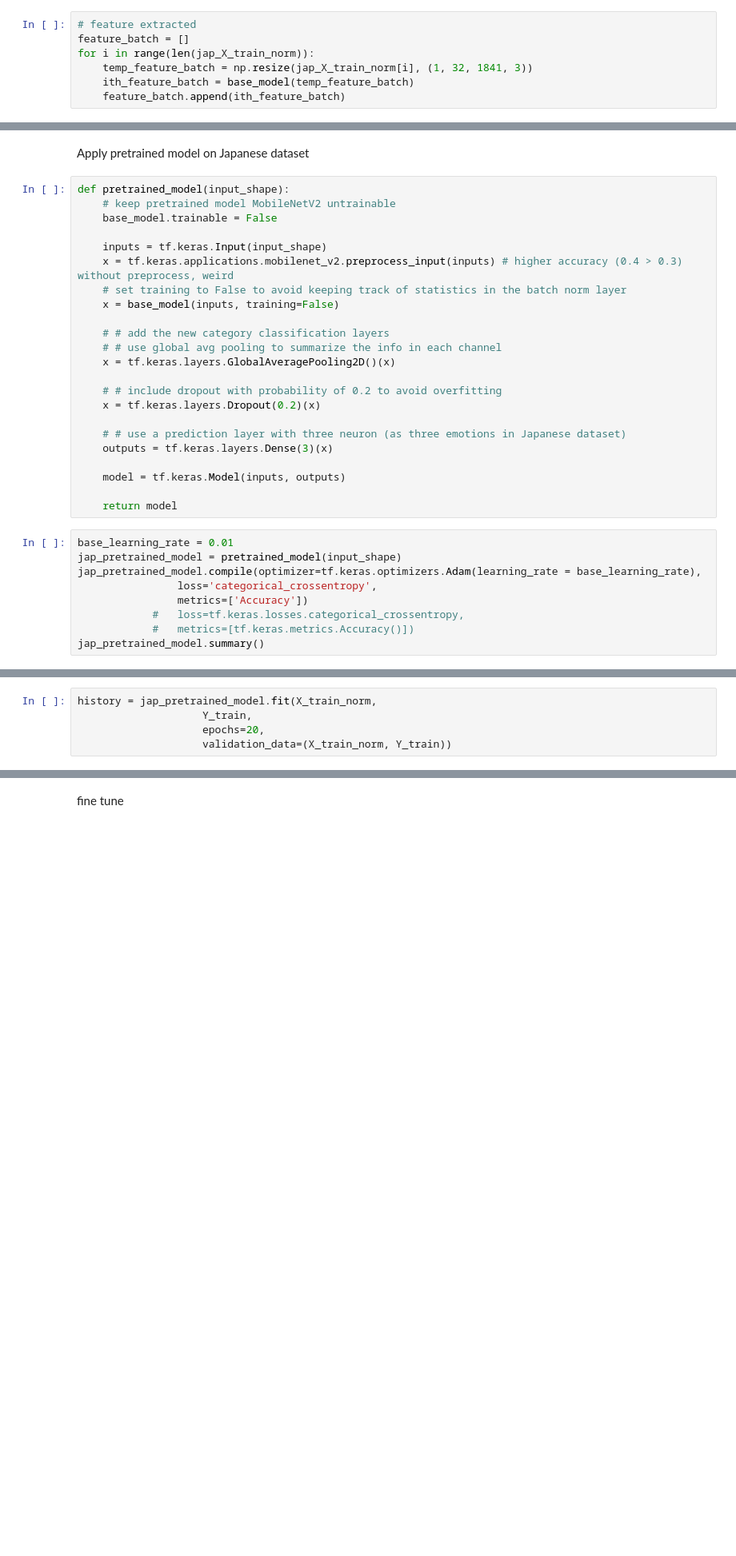
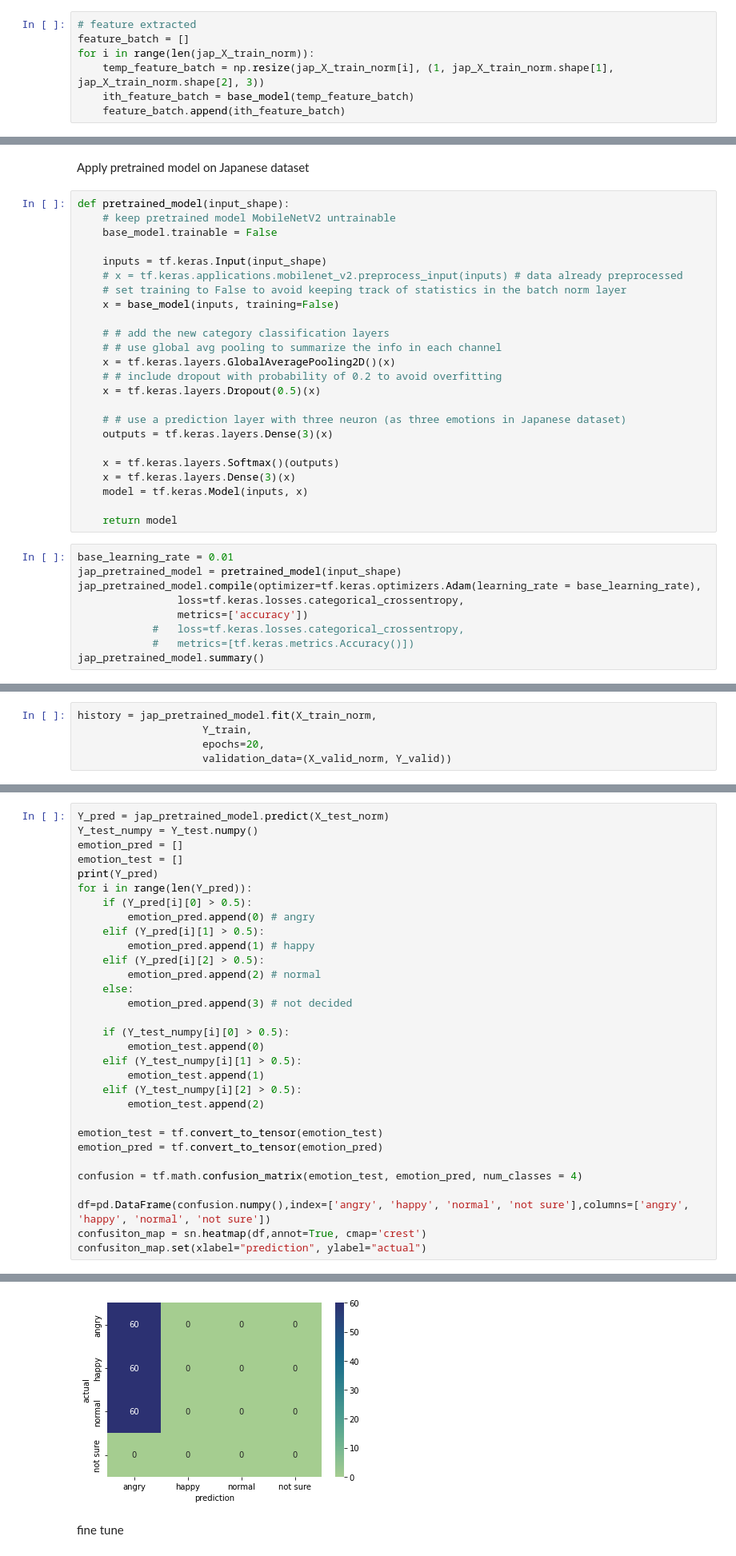
Before and after one commit to ZhennanRu/cs230, a Jupyter notebook: CNN_pretrain.ipynb, the cells around one changed output, grey strips where cells are left out. Shown at 80% size. Cells and saved outputs as stored; diff of their text form; blank space fills up the shorter version.

Commit message:
finish pretrained model part, poor performance

```diff
--- a/CNN_pretrain.ipynb
+++ b/CNN_pretrain.ipynb
@@ -129,7 +138,7 @@ Advanced features are extraxted by MobileNetV2
 # feature extracted
 feature_batch = []
 for i in range(len(jap_X_train_norm)):
-    temp_feature_batch = np.resize(jap_X_train_norm[i], (1, 32, 1841, 3))
+    temp_feature_batch = np.resize(jap_X_train_norm[i], (1, jap_X_train_norm.shape[1], jap_X_train_norm.shape[2], 3))
     ith_feature_batch = base_model(temp_feature_batch)
     feature_batch.append(ith_feature_batch)
 # %%
@@ -148,29 +157,30 @@ def pretrained_model(input_shape):
     base_model.trainable = False
 
     inputs = tf.keras.Input(input_shape)
-    x = tf.keras.applications.mobilenet_v2.preprocess_input(inputs) # higher accuracy (0.4 > 0.3) without preprocess, weird
+    # x = tf.keras.applications.mobilenet_v2.preprocess_input(inputs) # data already preprocessed
     # set training to False to avoid keeping track of statistics in the batch norm layer
     x = base_model(inputs, training=False)
 
     # # add the new category classification layers
     # # use global avg pooling to summarize the info in each channel
     x = tf.keras.layers.GlobalAveragePooling2D()(x)
-
     # # include dropout with probability of 0.2 to avoid overfitting
-    x = tf.keras.layers.Dropout(0.2)(x)
+    x = tf.keras.layers.Dropout(0.5)(x)
 
     # # use a prediction layer with three neuron (as three emotions in Japanese dataset)
     outputs = tf.keras.layers.Dense(3)(x)
 
-    model = tf.keras.Model(inputs, outputs)
+    x = tf.keras.layers.Softmax()(outputs)
+    x = tf.keras.layers.Dense(3)(x)
+    model = tf.keras.Model(inputs, x)
 
     return model
 # %%
 base_learning_rate = 0.01
 jap_pretrained_model = pretrained_model(input_shape)
 jap_pretrained_model.compile(optimizer=tf.keras.optimizers.Adam(learning_rate = base_learning_rate),
-                loss='categorical_crossentropy',
-                metrics=['Accuracy'])
+                loss=tf.keras.losses.categorical_crossentropy,
+                metrics=['accuracy'])
             #   loss=tf.keras.losses.categorical_crossentropy,
             #   metrics=[tf.keras.metrics.Accuracy()])
 jap_pretrained_model.summary()
@@ -196,6 +206,6 @@ _________________________________________________________________
 history = jap_pretrained_model.fit(X_train_norm,
                     Y_train,
                     epochs=20,
-                    validation_data=(X_train_norm, Y_train))
+                    validation_data=(X_valid_norm, Y_valid))
 # %% [output]
 Epoch 1/20
@@ -211,0 +228,32 @@ df_acc.plot(title='Model Accuracy',figsize=(6,4)).set(xlabel='Epoch',ylabel='Acc
+# %%
+Y_pred = jap_pretrained_model.predict(X_test_norm)
+Y_test_numpy = Y_test.numpy()
+emotion_pred = []
+emotion_test = []
+print(Y_pred)
+for i in range(len(Y_pred)):
+    if (Y_pred[i][0] > 0.5):
+        emotion_pred.append(0) # angry
+    elif (Y_pred[i][1] > 0.5):
+        emotion_pred.append(1) # happy
+    elif (Y_pred[i][2] > 0.5):
+        emotion_pred.append(2) # normal
+    else:
+        emotion_pred.append(3) # not decided
+
+    if (Y_test_numpy[i][0] > 0.5):
+        emotion_test.append(0)
+    elif (Y_test_numpy[i][1] > 0.5):
+        emotion_test.append(1)
+    elif (Y_test_numpy[i][2] > 0.5):
+        emotion_test.append(2)
+
+emotion_test = tf.convert_to_tensor(emotion_test)
+emotion_pred = tf.convert_to_tensor(emotion_pred)
+
+confusion = tf.math.confusion_matrix(emotion_test, emotion_pred, num_classes = 4)
+
+df=pd.DataFrame(confusion.numpy(),index=['angry', 'happy', 'normal', 'not sure'],columns=['angry', 'happy', 'normal', 'not sure'])
+confusiton_map = sn.heatmap(df,annot=True, cmap='crest')
+confusiton_map.set(xlabel="prediction", ylabel="actual")
+# %% [output]
@@ -212,3 +278,4 @@ df_acc.plot(title='Model Accuracy',figsize=(6,4)).set(xlabel='Epoch',ylabel='Acc
+[figure, added]
 # %% [markdown]
 fine tune
 # %%
```
Also changed, not shown: parts of 14 cells of this notebook.
